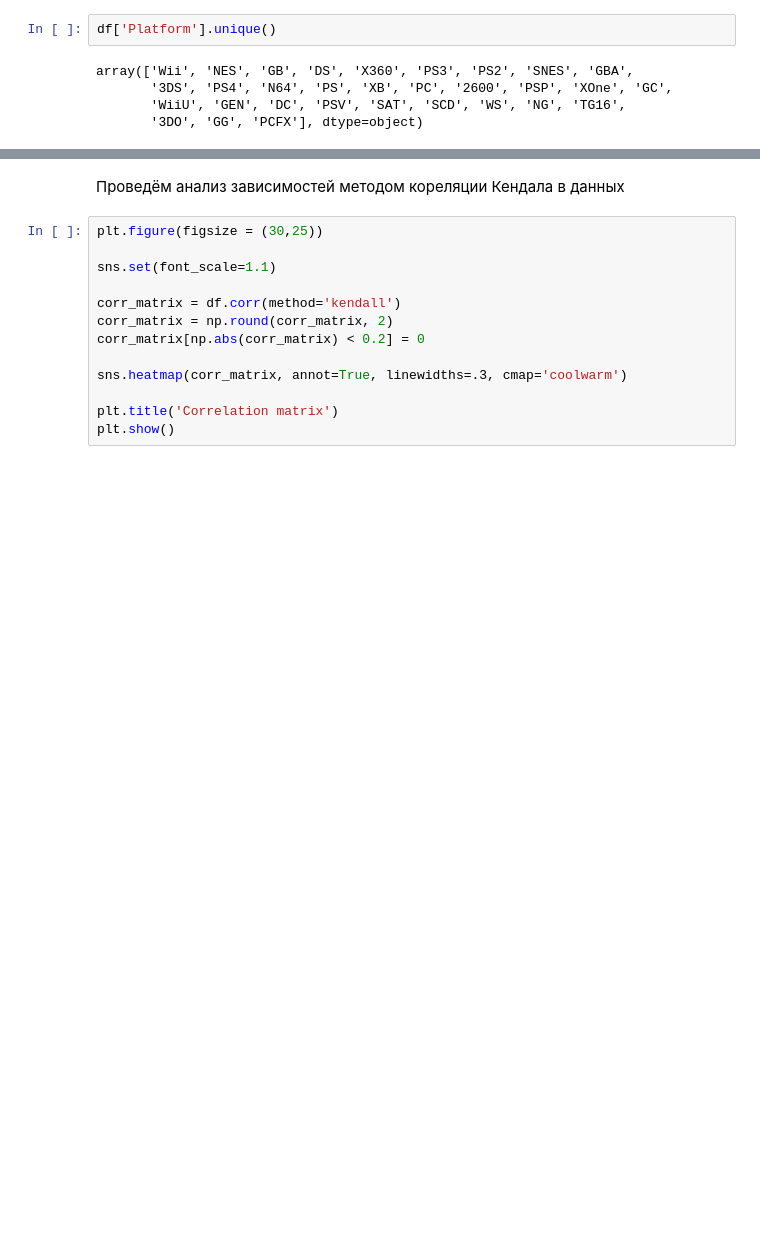
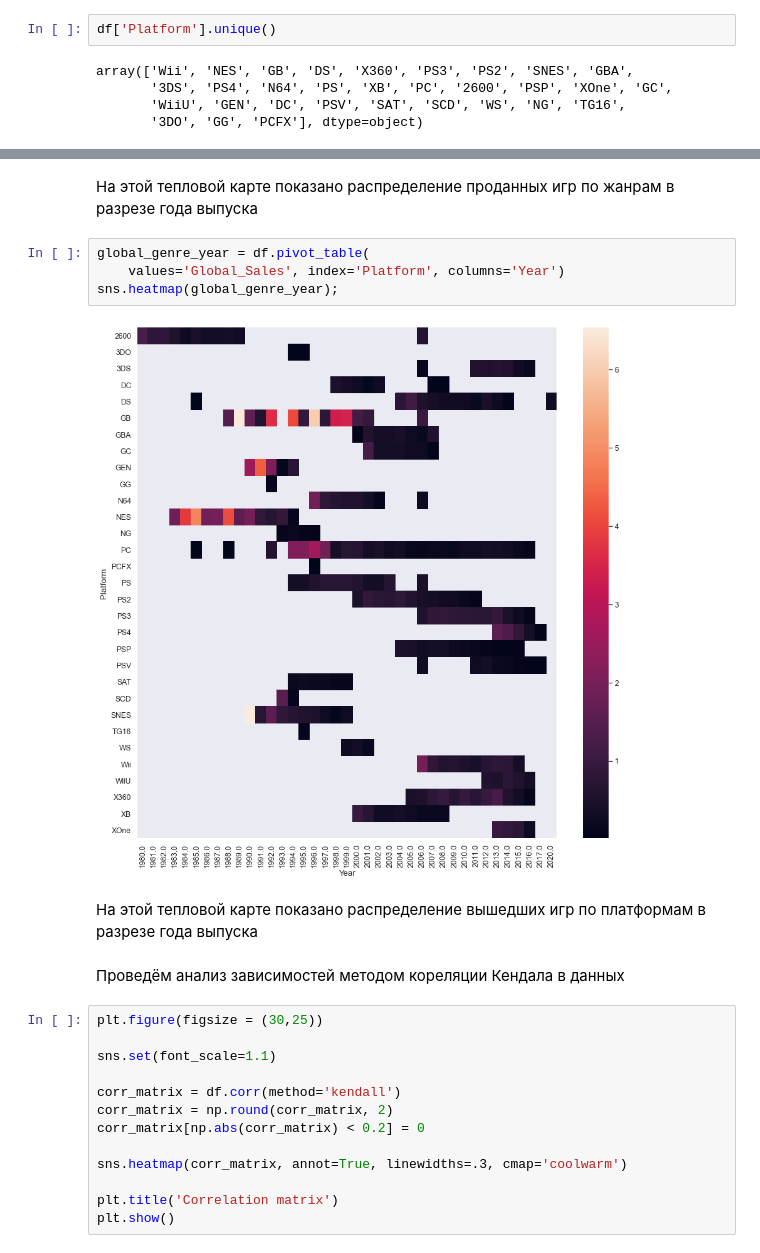
Before and after one commit to HeelHook88/math_stat_and_probability_theory, a Jupyter notebook: Final_project.ipynb, the cells around one changed output, grey strips where cells are left out. Saved outputs shown, nothing was run; the diff lists cells and outputs as text; blank space fills up the shorter version.

```diff
--- a/Final_project.ipynb
+++ b/Final_project.ipynb
@@ -219,3 +255,14 @@ array(['Wii', 'NES', 'GB', 'DS', 'X360', 'PS3', 'PS2', 'SNES', 'GBA',
+# %% [markdown]
+
+На этой тепловой карте показано распределение проданных игр по жанрам в разрезе года выпуска
+# %%
+global_genre_year = df.pivot_table(
+    values='Global_Sales', index='Platform', columns='Year')
+sns.heatmap(global_genre_year);
+# %% [output]
+[figure, added]
+# %% [markdown]
+На этой тепловой карте показано распределение вышедших игр по платформам в разрезе года выпуска
 # %% [markdown]
 Проведём анализ зависимостей методом кореляции Кендала в данных
 # %%
```
Also changed, not shown: parts of 13 cells of this notebook, 2 other files.
